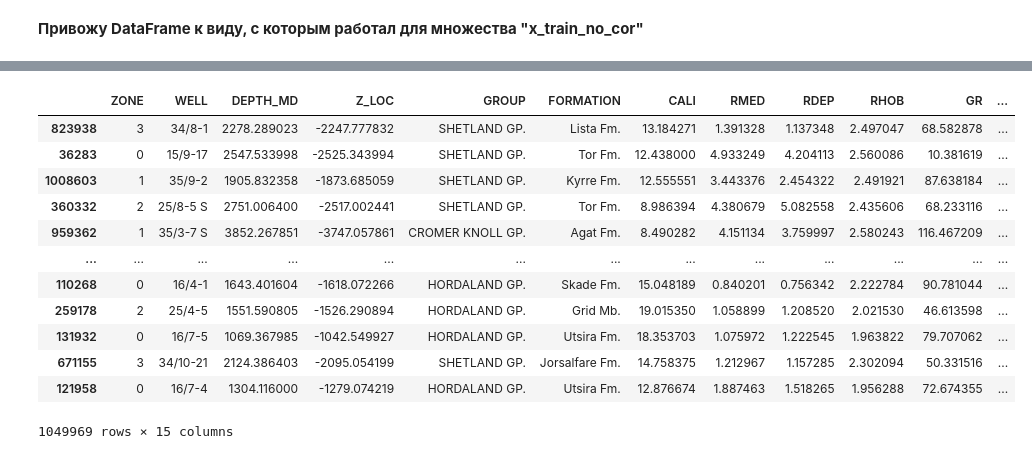
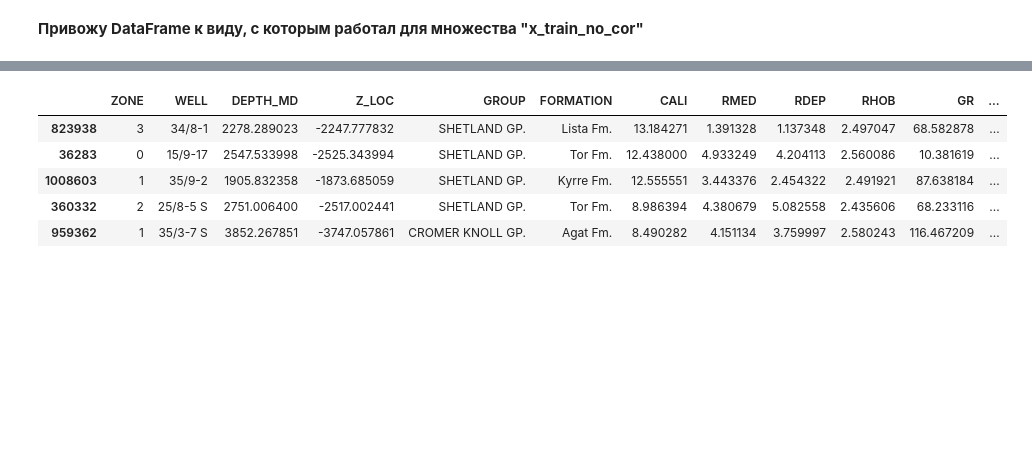
Before and after one commit to Fedor4096/Lithology-prediction-with-ML, a Jupyter notebook: my_materials/Fedor_try_hack.ipynb, the cells around one changed output, grey strips where cells are left out. Saved outputs shown, nothing was run; the diff lists cells and outputs as text; code cells hidden in the pictures; blank space fills up the shorter version.

```diff
--- a/my_materials/Fedor_try_hack.ipynb
+++ b/my_materials/Fedor_try_hack.ipynb
@@ -151,10 +145,5 @@ dtype: int64
 # %%
-from sklearn.experimental import enable_iterative_imputer
-from sklearn.impute import IterativeImputer
-from sklearn.neighbors import KNeighborsRegressor
-from sklearn.linear_model import BayesianRidge
-
 # imp = IterativeImputer(random_state=0, max_iter=2, estimator=KNeighborsRegressor(n_neighbors=15, n_jobs=6))
-imp = IterativeImputer(random_state=0, max_iter=45, estimator=BayesianRidge())
+imp = IterativeImputer(random_state=0, max_iter=5, estimator=BayesianRidge())
 imp.fit(x_train_no_cor_copy[['CALI', 'RMED', 'RDEP', 'RHOB', 'NPHI', 'DTC', 'SP', 'DRHO']])
 # %% [output]
@@ -373,9 +293,0 @@ x_train_no_cor['GROUP'].isna().sum()
-# %%
-'''
-c = 0
-flags_list = x_train_no_cor['GROUP'].isna().tolist()
-for grp in x_train_no_cor['GROUP']:
-    if flags_list[c] == True:
-        x_train_no_cor['GROUP'].values[c] = group_recovery_mode[x_train_no_cor['FORMATION'].values[c]]
-c += 1
-'''
@@ -471,18 +348,11 @@ from sklearn.utils import shuffle
 # x_train, y_train = shuffle(x_train, y_train, random_state=42)
 x_train_no_cor, y_train = shuffle(x_train_no_cor, y_train, random_state=42)
 # %%
-x_train_no_cor
+x_train_no_cor.head()
 # %% [output]
 |  | ZONE | WELL | DEPTH_MD | Z_LOC | GROUP | FORMATION | CALI | RMED | RDEP | RHOB | GR | ... |
 | 823938 | 3 | 34/8-1 | 2278.289023 | -2247.777832 | SHETLAND GP. | Lista Fm. | 13.184271 | 1.391328 | 1.137348 | 2.497047 | 68.582878 | ... |
 | 36283 | 0 | 15/9-17 | 2547.533998 | -2525.343994 | SHETLAND GP. | Tor Fm. | 12.438000 | 4.933249 | 4.204113 | 2.560086 | 10.381619 | ... |
 | 1008603 | 1 | 35/9-2 | 1905.832358 | -1873.685059 | SHETLAND GP. | Kyrre Fm. | 12.555551 | 3.443376 | 2.454322 | 2.491921 | 87.638184 | ... |
 | 360332 | 2 | 25/8-5 S | 2751.006400 | -2517.002441 | SHETLAND GP. | Tor Fm. | 8.986394 | 4.380679 | 5.082558 | 2.435606 | 68.233116 | ... |
 | 959362 | 1 | 35/3-7 S | 3852.267851 | -3747.057861 | CROMER KNOLL GP. | Agat Fm. | 8.490282 | 4.151134 | 3.759997 | 2.580243 | 116.467209 | ... |
-| ... | ... | ... | ... | ... | ... | ... | ... | ... | ... | ... | ... | ... |
-| 110268 | 0 | 16/4-1 | 1643.401604 | -1618.072266 | HORDALAND GP. | Skade Fm. | 15.048189 | 0.840201 | 0.756342 | 2.222784 | 90.781044 | ... |
-| 259178 | 2 | 25/4-5 | 1551.590805 | -1526.290894 | HORDALAND GP. | Grid Mb. | 19.015350 | 1.058899 | 1.208520 | 2.021530 | 46.613598 | ... |
-| 131932 | 0 | 16/7-5 | 1069.367985 | -1042.549927 | HORDALAND GP. | Utsira Fm. | 18.353703 | 1.075972 | 1.222545 | 1.963822 | 79.707062 | ... |
-| 671155 | 3 | 34/10-21 | 2124.386403 | -2095.054199 | SHETLAND GP. | Jorsalfare Fm. | 14.758375 | 1.212967 | 1.157285 | 2.302094 | 50.331516 | ... |
-| 121958 | 0 | 16/7-4 | 1304.116000 | -1279.074219 | HORDALAND GP. | Utsira Fm. | 12.876674 | 1.887463 | 1.518265 | 1.956288 | 72.674355 | ... |
-1049969 rows × 15 columns
```
Also changed, not shown: parts of 72 cells of this notebook.
